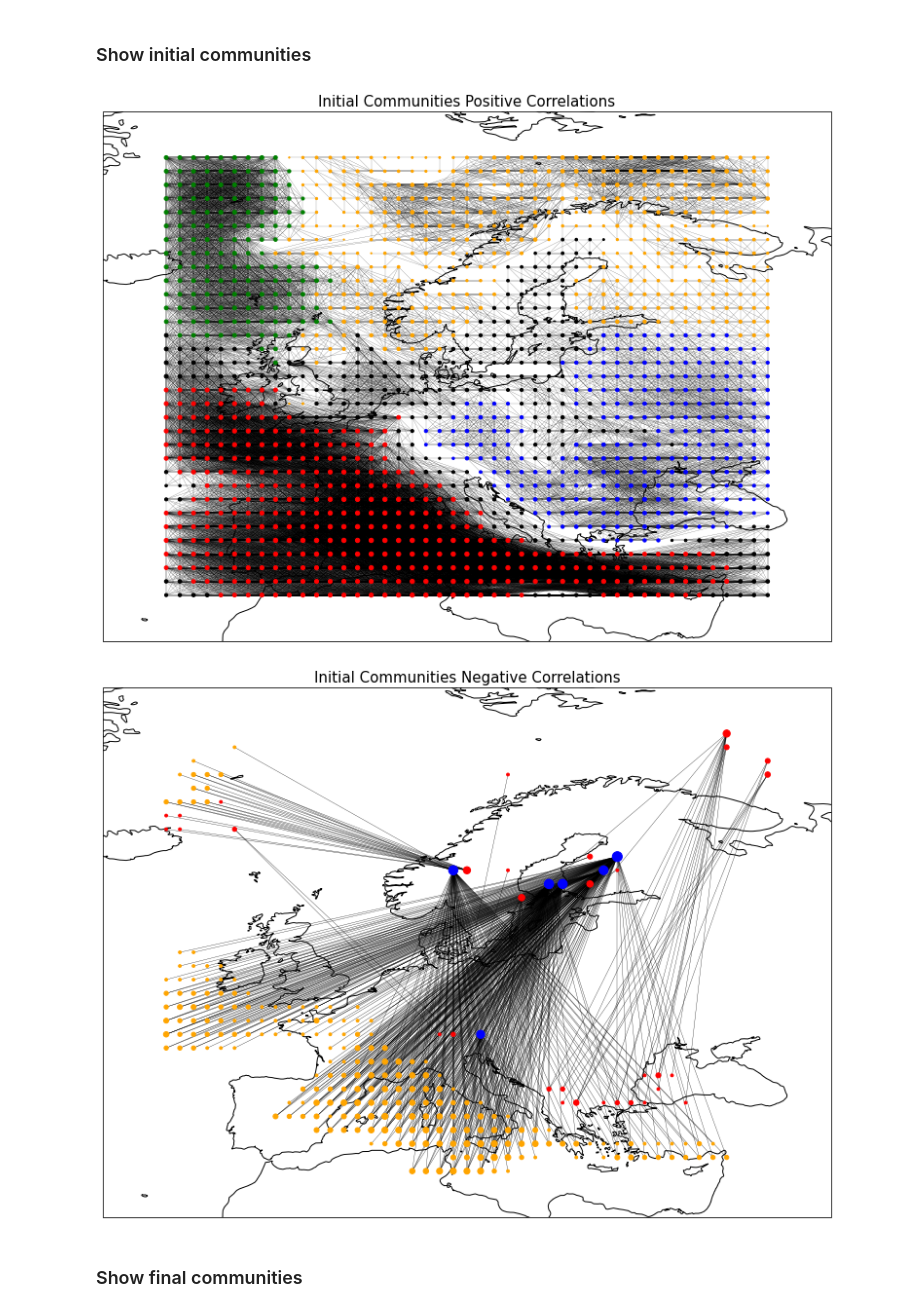
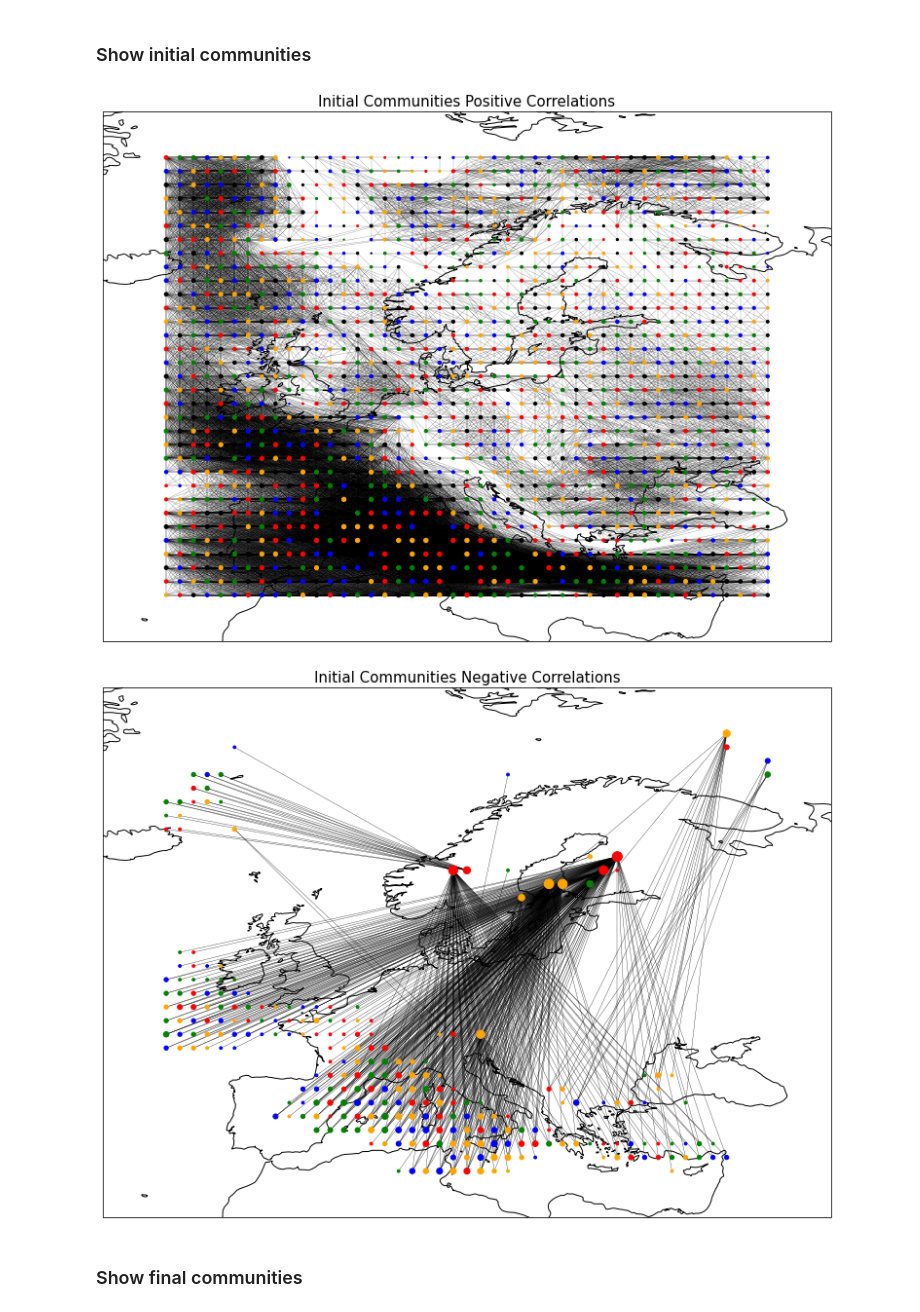
Before and after one commit to JohannesSchulz97/ML-in-climate-science-project, a Jupyter notebook: community_detection/community_detection.ipynb, the cells around one changed output. Cells and saved outputs as stored; diff of their text form; code cells hidden in the pictures.

Commit message:
Updated notebook and added plots.

```diff
--- a/community_detection/community_detection.ipynb
+++ b/community_detection/community_detection.ipynb
@@ -166,6 +165,10 @@ k_neg = 4
 
 
 def infer_communities(graph, K, iterations = 5):
+
+    standard_partition = pysbm.NxPartition(graph=graph,number_of_blocks=K)
+    standard_objective_function = pysbm.TraditionalUnnormalizedLogLikelyhood(is_directed=False)
+
     best_objective = -np.inf
     for r in range(iterations):
         standard_partition = pysbm.NxPartition(graph=graph,number_of_blocks=K)
@@ -178,6 +181,9 @@ def infer_communities(graph, K, iterations = 5):
         print(f'\tIteration {r} - Best objective value: {best_objective}, Current objective value: {L}')
     return best_partition
 
+initial_partition_pos = pysbm.NxPartition(graph=graph_pos, number_of_blocks=k_pos)
+initial_partition_neg = pysbm.NxPartition(graph=graph_neg, number_of_blocks=k_neg)
+
 partition_pos = infer_communities(graph_pos, k_pos)
 partition_neg = infer_communities(graph_neg, k_neg)
 # %% [output]
@@ -211,11 +217,13 @@ def plot_communities(graph, partition, title, edge_thickness=0.3, node_thickness
 # %% [markdown]
 ### Show initial communities
 # %%
-plot_communities(graph_pos, partition=partition_pos, edge_thickness=0.15, node_thickness=4, title="Initial Communities Positive Correlations", save_as='initial_communities_positive_correlations')
-plot_communities(graph_neg, partition=partition_neg, title="Initial Communities Negative Correlations", save_as='initial_communities_negative_correlations')
+colors = {0:'b',1:'r',2:'g',3:'orange',4:'black',5:'magenta'}
+
+plot_communities(graph_pos, partition=initial_partition_pos, edge_thickness=0.15, node_thickness=4, title="Initial Communities Positive Correlations", save_as='initial_communities_positive_correlations')
+plot_communities(graph_neg, partition=initial_partition_neg, title="Initial Communities Negative Correlations", save_as='initial_communities_negative_correlations')
 # %% [output]
-[figure, old version]
+[figure, new version]
-[figure, old version]
+[figure, new version]
 # %% [markdown]
 ### Show final communities
 # %%
```
Also changed, not shown: parts of 10 cells of this notebook, 16 other files.
